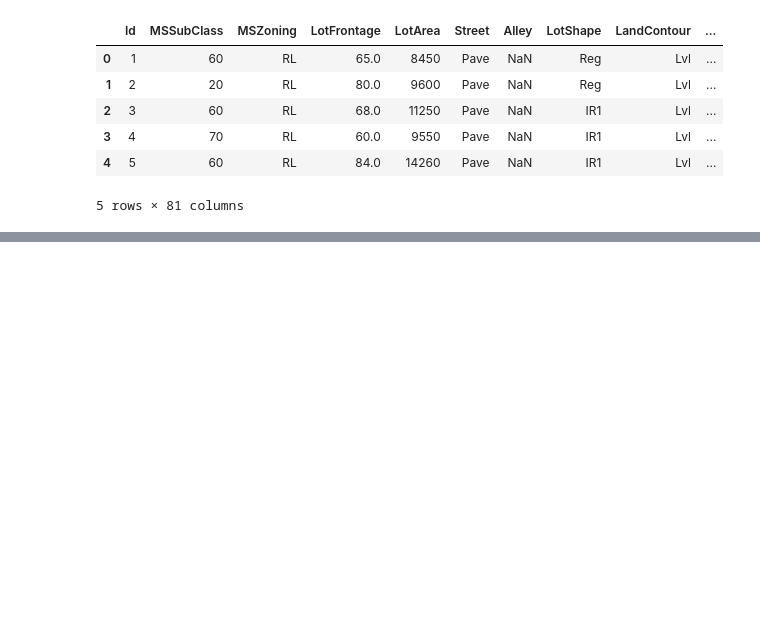
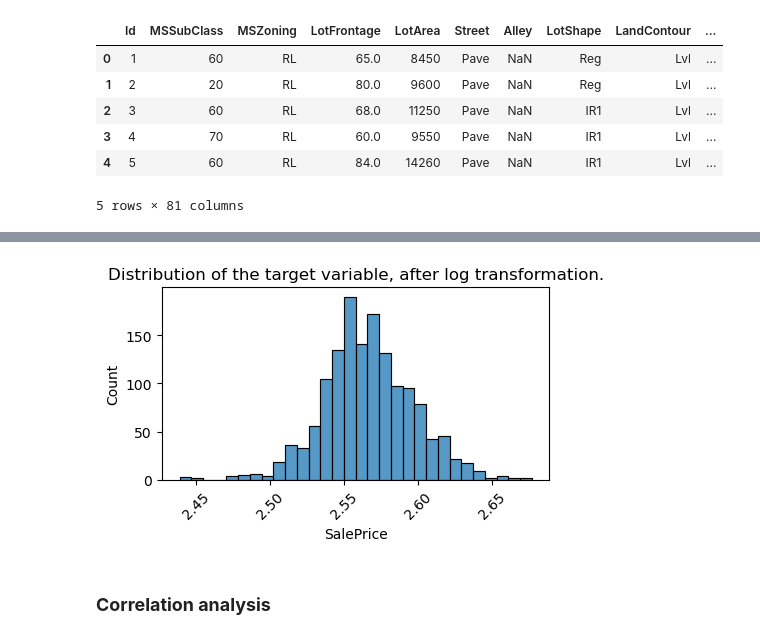
Before and after one commit to victorsotofr/house_prices_victor_SOTO, a Jupyter notebook: house_prices_EDA.ipynb, the cells around one changed output, grey strips where cells are left out. Cells and saved outputs as stored; diff of their text form; code cells hidden in the pictures; blank space fills up the shorter version.

```diff
--- a/house_prices_EDA.ipynb
+++ b/house_prices_EDA.ipynb
@@ -78,0 +58,12 @@ plt.show()
+# %%
+train_data['SalePrice'] = np.log1p(train_data['SalePrice'])
+
+plt.figure(figsize=(5,2.5))
+sns.histplot(train_data['SalePrice'], bins=30)
+plt.title('Distribution of the target variable, after log transformation.')
+plt.xticks(rotation = 45)
+plt.show()
+# %% [output]
+[figure, added]
+# %% [markdown]
+### __Correlation analysis__
```
Also changed, not shown: parts of 11 cells of this notebook.
